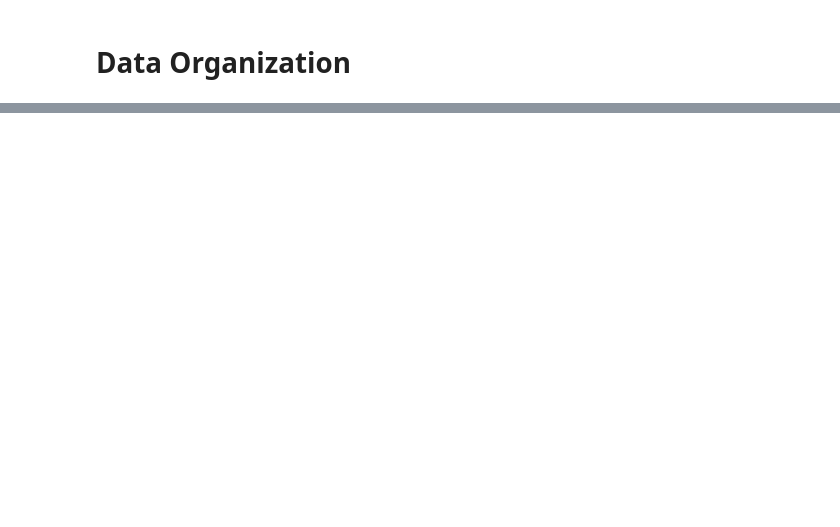
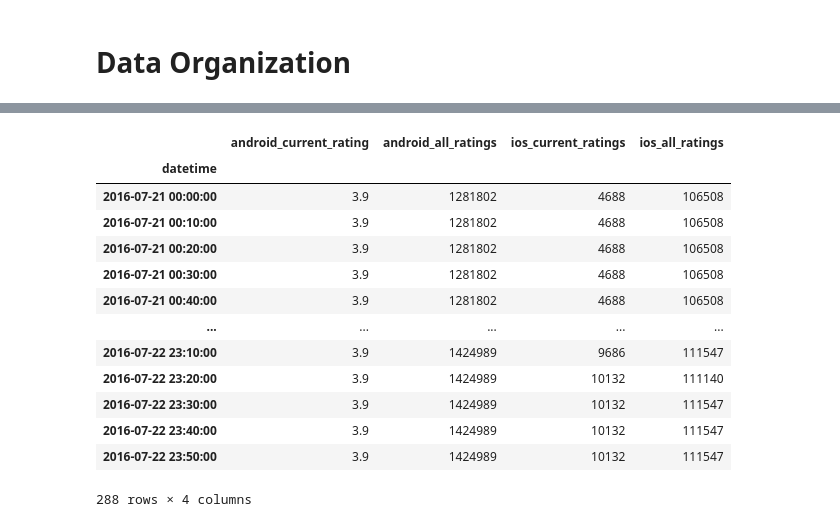
Before and after one commit to srak71/DSA-8640, a Jupyter notebook: Week_13_Web_Scraping/HW9/HW9.ipynb, the cells around one changed output, grey strips where cells are left out. Saved outputs shown, nothing was run; the diff lists cells and outputs as text; code cells hidden in the pictures; blank space fills up the shorter version.

```diff
--- a/Week_13_Web_Scraping/HW9/HW9.ipynb
+++ b/Week_13_Web_Scraping/HW9/HW9.ipynb
@@ -43,3 +249,25 @@ Q4. Convert the dictionary into a Pandas dataframe, pokemon_db,
+# %%
+
+data_df = pd.DataFrame.from_dict(data_dict, orient="index")
+data_df.reset_index(inplace=True)
+data_df.rename(columns={"index": "datetime"}, inplace=True)
+data_df.set_index("datetime", inplace=True)
+data_df
+# %% [output]
+|  | android_current_rating | android_all_ratings | ios_current_ratings | ios_all_ratings |
+| datetime |  |  |  |  |
+| 2016-07-21 00:00:00 | 3.9 | 1281802 | 4688 | 106508 |
+| 2016-07-21 00:10:00 | 3.9 | 1281802 | 4688 | 106508 |
+| 2016-07-21 00:20:00 | 3.9 | 1281802 | 4688 | 106508 |
+| 2016-07-21 00:30:00 | 3.9 | 1281802 | 4688 | 106508 |
+| 2016-07-21 00:40:00 | 3.9 | 1281802 | 4688 | 106508 |
+| ... | ... | ... | ... | ... |
+| 2016-07-22 23:10:00 | 3.9 | 1424989 | 9686 | 111547 |
+| 2016-07-22 23:20:00 | 3.9 | 1424989 | 10132 | 111140 |
+| 2016-07-22 23:30:00 | 3.9 | 1424989 | 10132 | 111547 |
+| 2016-07-22 23:40:00 | 3.9 | 1424989 | 10132 | 111547 |
+| 2016-07-22 23:50:00 | 3.9 | 1424989 | 10132 | 111547 |
+288 rows × 4 columns
 # %%
 '''
 Q5. Save the dataframe into two formats (CSV and Excel). The file names should be HW9.csv and HW9.xlsx.
```
Also changed, not shown: parts of 9 cells of this notebook, 3 other files.
